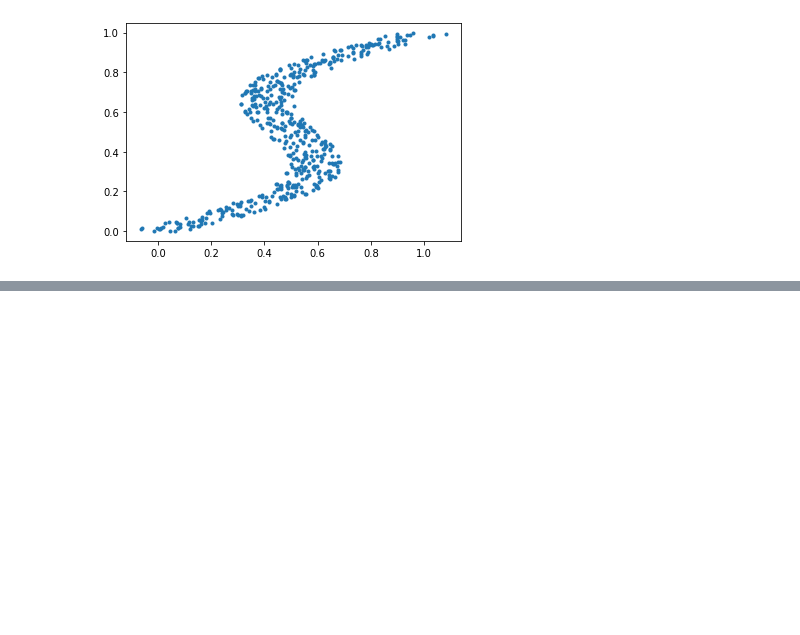
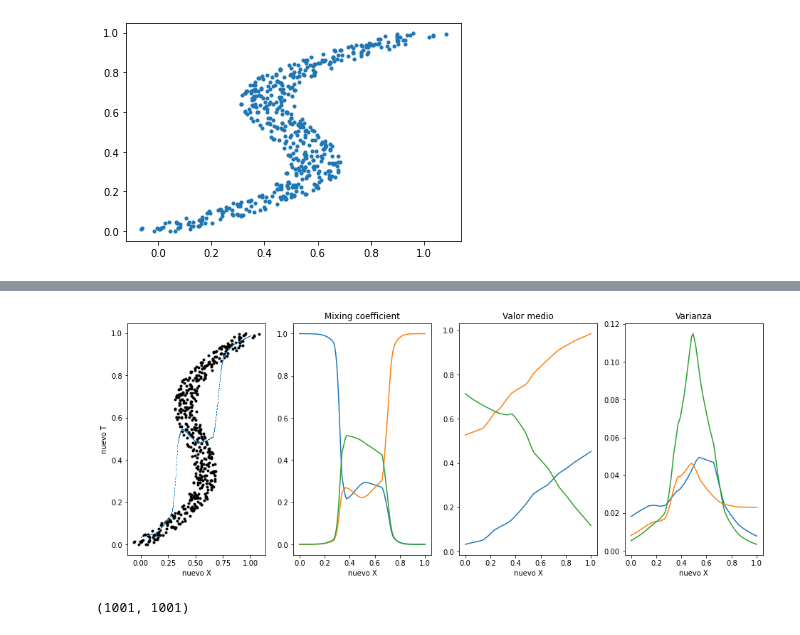
Before and after one commit to JavierGold/ML_UNSAM-2-2020, a Jupyter notebook: 14_MDN.ipynb, the cells around one changed output, grey strips where cells are left out. Drawn from its saved outputs; the diff is of its cells as text; code cells hidden in the pictures; blank space fills up the shorter version.

```diff
--- a/14_MDN.ipynb
+++ b/14_MDN.ipynb
@@ -243,0 +532,38 @@ ax = plt.gca()
+# %%
+# Veamos los parámetros del resultado
+
+fig = plt.figure(figsize=(16, 6))
+ax = fig.add_subplot(141)
+ax2 = fig.add_subplot(142)
+ax3 = fig.add_subplot(143)
+ax4 = fig.add_subplot(144)
+
+# En el primer subplot ponemos los datos.
+ax.plot(t_train, X_train, '.k')
+ax.set_xlabel('nuevo X')
+ax.set_ylabel('nuevo T')
+
+# Ahora calculamos la predicción.
+# En este caso, no tenemos una predicción directa de los datos,
+# sino los parámetros de la mixtura
+xx = np.arange(0, 1.001, 0.001)
+pars = modelMDN.predict(xx)
+pi, mu, sigma = slice_parameter_vectors(pars)
+
+# Podemos calcular el valor medio de la función y ponerla con los datos
+# El valor medio es la suma de pi * mu sobre las componentes del modelo
+tmean = np.sum(pi * mu, axis=1)
+ax.plot(xx, tmean, ',')
+# ¿Sorprende el resultado?
+
+ax2.plot(xx, pi)
+ax2.set_title('Mixing coefficient')
+ax3.plot(xx, mu)
+ax3.set_title('Valor medio')
+ax4.plot(xx, sigma)
+ax4.set_title('Varianza')
+
+for a in [ax2, ax3, ax4]:
+  a.set_xlabel('nuevo X')
+# %% [output]
+[figure, added]
@@ -243,0 +586,4 @@ ax = plt.gca()
+# %%
+pdf.shape
+# %% [output]
+(1001, 1001)
```
Also changed, not shown: parts of 34 cells of this notebook.
